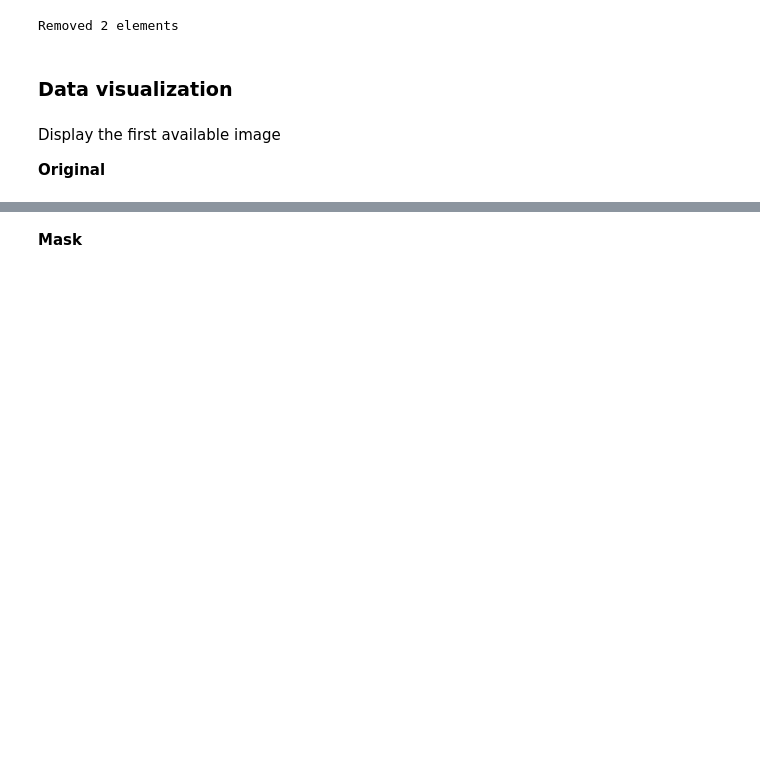
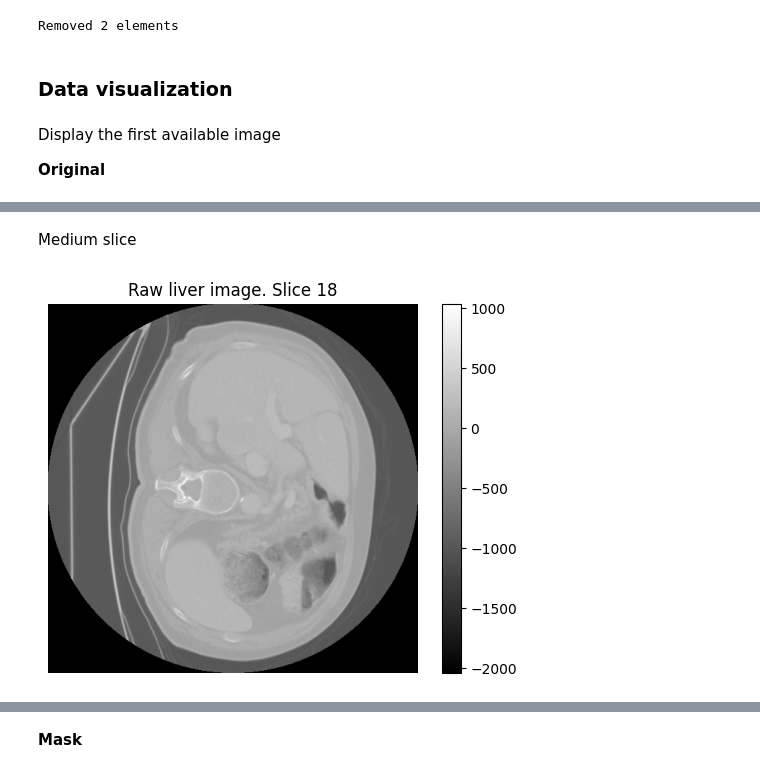
Before and after one commit to McSonk/2024-img-challenge, a Jupyter notebook: explanation.ipynb, the cells around one changed output, grey strips where cells are left out. Saved outputs shown, nothing was run; the diff lists cells and outputs as text; code cells hidden in the pictures; blank space fills up the shorter version.

```diff
--- a/explanation.ipynb
+++ b/explanation.ipynb
@@ -176,0 +187,6 @@ plt.show()
+# %% [markdown]
+Medium slice
+# %%
+display_image(img_data, img_data.shape[2] // 2)
+# %% [output]
+[figure, added]
```
Also changed, not shown: parts of 10 cells of this notebook.
